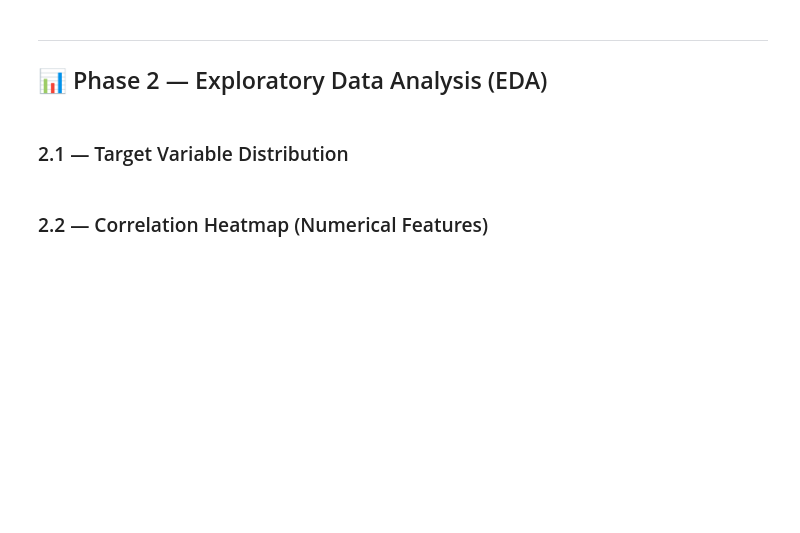
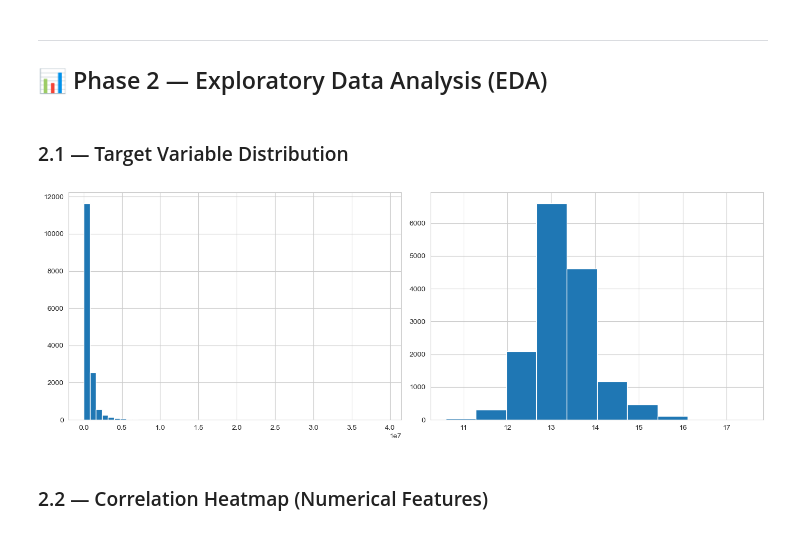
Before and after one commit to sufyan1105/Used-Car-Price-Prediction, a Jupyter notebook: used_car_price_predictor.ipynb, the cells around one changed output. Drawn from its saved outputs; the diff is of its cells as text; code cells hidden in the pictures; blank space fills up the shorter version.

Commit message:
Compared the data by plotting a side by side bar plot using normal plot and log transformed plot

```diff
--- a/used_car_price_predictor.ipynb
+++ b/used_car_price_predictor.ipynb
@@ -123,14 +123,16 @@ pd.DataFrame({"Missing Count": missing, "Missing %": missing_pct})    .sort_valu
 # %%
 fig, axes = plt.subplots(1, 2, figsize=(14, 5))
 
-# HINT: Plot selling_price distribution on axes[0] (raw) and axes[1] (log-transformed).
-# - Library: matplotlib's .hist() works directly on a pandas Series.
-# - For the log version, think about which numpy function undoes/applies log1p —
-#   useful here because selling_price is heavily right-skewed (see df.describe() above).
-# - Don't forget axes[0].set_title() / set_xlabel() so the plots are readable.
+axes[0].hist(df["selling_price"],bins = 50)
+
+
+axes[1].hist(np.log1p(df["selling_price"]))
+
 
 plt.tight_layout()
 plt.show()
+# %% [output]
+[figure, added]
 # %% [markdown]
 ### 2.2 — Correlation Heatmap (Numerical Features)
 # %%
```
